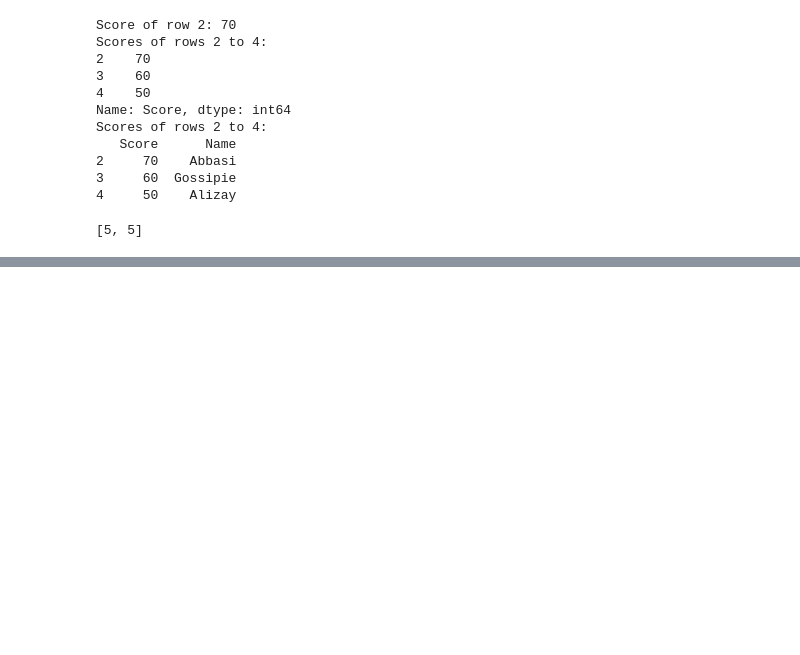
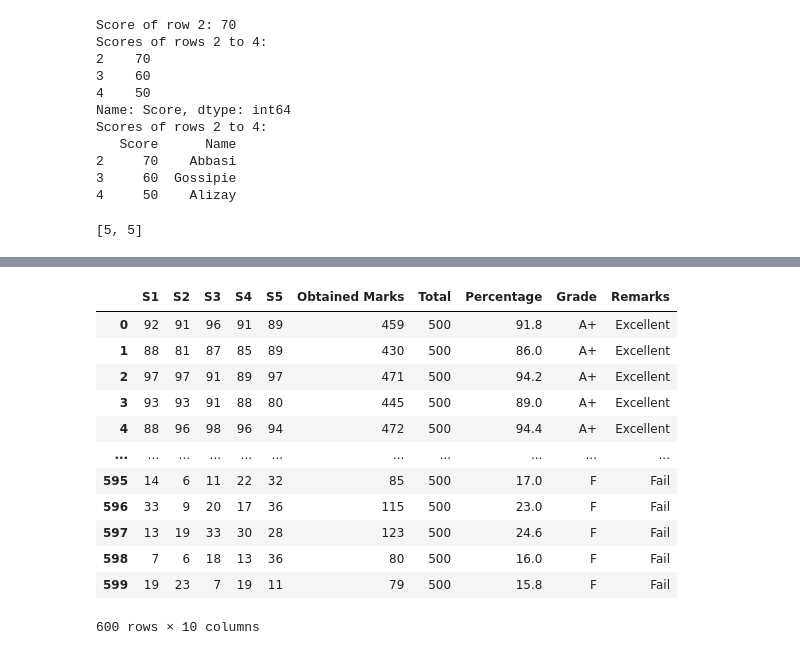
Before and after one commit to MuhammadAhsaanAbbasi/python_PracticeSession, a Jupyter notebook: class12/class12.ipynb, the cells around one changed output, grey strips where cells are left out. Cells and saved outputs as stored; diff of their text form; code cells hidden in the pictures; blank space fills up the shorter version.

```diff
--- a/class12/class12.ipynb
+++ b/class12/class12.ipynb
@@ -265,0 +321,4 @@ getDataframeSize(players)
+# %%
+df.to_csv("student.csv", index=False)
+df1 : pd.DataFrame = pd.read_csv("./student.csv")
+df1.head()
@@ -265,0 +409,6 @@ getDataframeSize(players)
+# %%
+def fn_obtained(S1: int, S2: int, S3: int, S4: int, S5: int)->int:
+    return S1 + S2 + S3 + S4 + S5
+
+df1["Obtained Marks"] = df1[["S1", "S2", "S3", "S4", "S5"]].apply(lambda x: fn_obtained(*x), axis=1)
+df1
@@ -265,0 +429,22 @@ getDataframeSize(players)
+# %%
+def fn_obtained(S1: int, S2: int, S3: int, S4: int, S5: int)->tuple[int,int,float,str]:
+    total: int = 500
+    obtained_score: int = S1 + S2 + S3 + S4 + S5
+    per: float = obtained_score / total * 100
+    grade: str = ""
+    if per >= 80:
+        grade = "A+"
+    elif per >= 70:
+        grade = "A"
+    elif per >= 60:
+        grade ="B"
+    elif per >= 50:
+        grade = "C"
+    elif per >= 40:
+        grade = "D"
+    else:
+        grade = "F"
+    return total, obtained_score, per, grade
+
+df1[["Total","Obtained Marks","Percentage", "Grade"]] = df1[["S1", "S2", "S3", "S4", "S5"]].apply(lambda x: fn_obtained(*x), axis=1, result_type="expand")
+df1
@@ -265,0 +465,26 @@ getDataframeSize(players)
+# %%
+from typing import Dict
+remarks: Dict[str,str] = {
+    "A+": "Excellent",
+    "A": "Good",
+    "B": "Average",
+    "C": "Below Average",
+    "D": "Poor",
+    "F": "Fail",
+}
+df1["Remarks"] = df1.Grade.map(remarks)
+df1
+# %% [output]
+|  | S1 | S2 | S3 | S4 | S5 | Obtained Marks | Total | Percentage | Grade | Remarks |
+| 0 | 92 | 91 | 96 | 91 | 89 | 459 | 500 | 91.8 | A+ | Excellent |
+| 1 | 88 | 81 | 87 | 85 | 89 | 430 | 500 | 86.0 | A+ | Excellent |
+| 2 | 97 | 97 | 91 | 89 | 97 | 471 | 500 | 94.2 | A+ | Excellent |
+| 3 | 93 | 93 | 91 | 88 | 80 | 445 | 500 | 89.0 | A+ | Excellent |
+| 4 | 88 | 96 | 98 | 96 | 94 | 472 | 500 | 94.4 | A+ | Excellent |
+| ... | ... | ... | ... | ... | ... | ... | ... | ... | ... | ... |
+| 595 | 14 | 6 | 11 | 22 | 32 | 85 | 500 | 17.0 | F | Fail |
+| 596 | 33 | 9 | 20 | 17 | 36 | 115 | 500 | 23.0 | F | Fail |
+| 597 | 13 | 19 | 33 | 30 | 28 | 123 | 500 | 24.6 | F | Fail |
+| 598 | 7 | 6 | 18 | 13 | 36 | 80 | 500 | 16.0 | F | Fail |
+| 599 | 19 | 23 | 7 | 19 | 11 | 79 | 500 | 15.8 | F | Fail |
+600 rows × 10 columns
```
Also changed, not shown: parts of 11 cells of this notebook, 1 other file.
